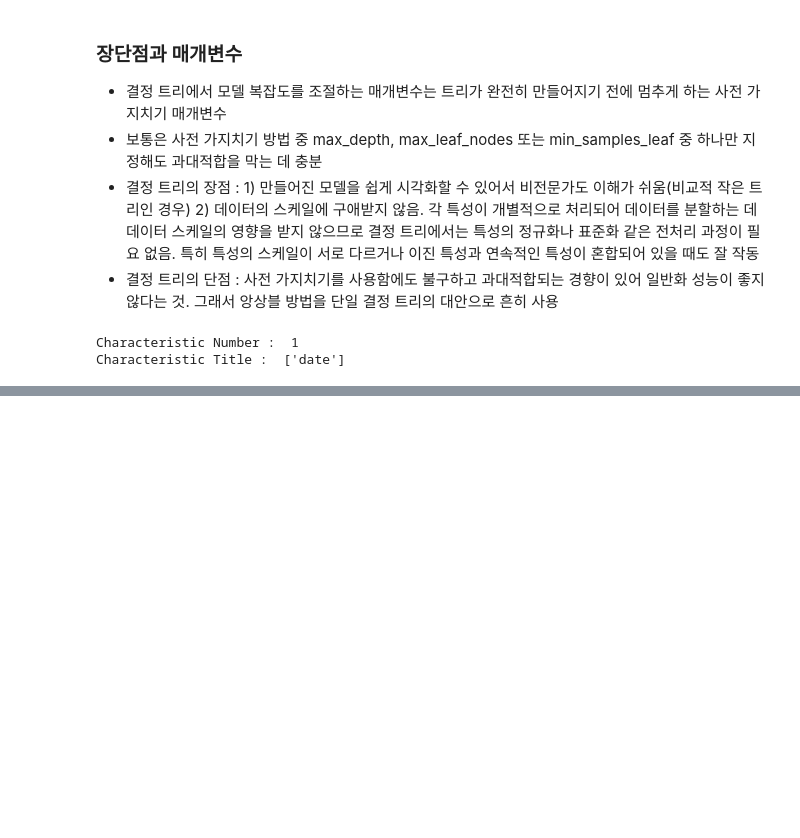
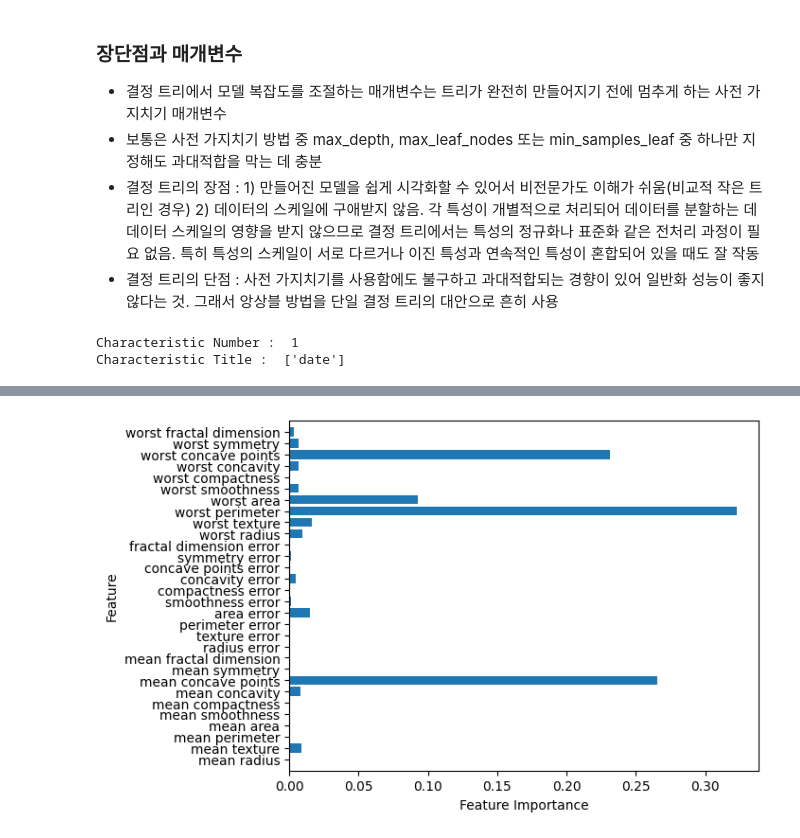
Before and after one commit to haribo09876/MachineLearning, a Jupyter notebook: 02. SupervisedLearning/03. SupervisedLearningAlgorithm.ipynb, the cells around one changed output, grey strips where cells are left out. Cells and saved outputs as stored; diff of their text form; code cells hidden in the pictures; blank space fills up the shorter version.

```diff
--- a/02. SupervisedLearning/03. SupervisedLearningAlgorithm.ipynb
+++ b/02. SupervisedLearning/03. SupervisedLearningAlgorithm.ipynb
@@ -895,0 +998,10 @@ Characteristic Title :  ['date']
+# %%
+# 유방암 데이터셋을 이용해 GradientBoostingClassifier를 사용한 예. 기본값인 깊이가 3인 트리 100개와 학습률 0.1을 사용
+from sklearn.ensemble import GradientBoostingClassifier
+
+X_train, X_test, y_train, y_test = train_test_split(cancer.data, cancer.target, random_state=0)
+gbrt = GradientBoostingClassifier(random_state=0)
+gbrt.fit(X_train, y_train)
+
+print("Training Set Accuracy : {:.3f}".format(gbrt.score(X_train, y_train)))
+print("Test Set Accuracy : {:.3f}".format(gbrt.score(X_test, y_test)))
@@ -895,0 +1011,8 @@ Characteristic Title :  ['date']
+# %%
+# 훈련 세트의 정확도가 100%이므로 과대적합된 것으로 보임
+# 과대적합을 막기 위해서 트리의 최대 깊이를 줄여 사전 가지치기를 강하게 하거나 학습률을 낮출 수 있음
+gbrt = GradientBoostingClassifier(random_state=0, max_depth=1)
+gbrt.fit(X_train, y_train)
+
+print("Training Set Accuracy : {:.3f}".format(gbrt.score(X_train, y_train)))
+print("Test Set Accuracy : {:.3f}".format(gbrt.score(X_test, y_test)))
@@ -895,0 +1022,6 @@ Characteristic Title :  ['date']
+# %%
+gbrt = GradientBoostingClassifier(random_state=0, learning_rate=0.01)
+gbrt.fit(X_train, y_train)
+
+print("Training Set Accuracy : {:.3f}".format(gbrt.score(X_train, y_train)))
+print("Test Set Accuracy : {:.3f}".format(gbrt.score(X_test, y_test)))
@@ -895,0 +1036,7 @@ Characteristic Title :  ['date']
+# %%
+gbrt = GradientBoostingClassifier(random_state=0, max_depth=1)
+gbrt.fit(X_train, y_train)
+
+plot_feature_importances_cancer(gbrt)
+# %% [output]
+[figure, added]
```
Also changed, not shown: parts of 22 cells of this notebook.
